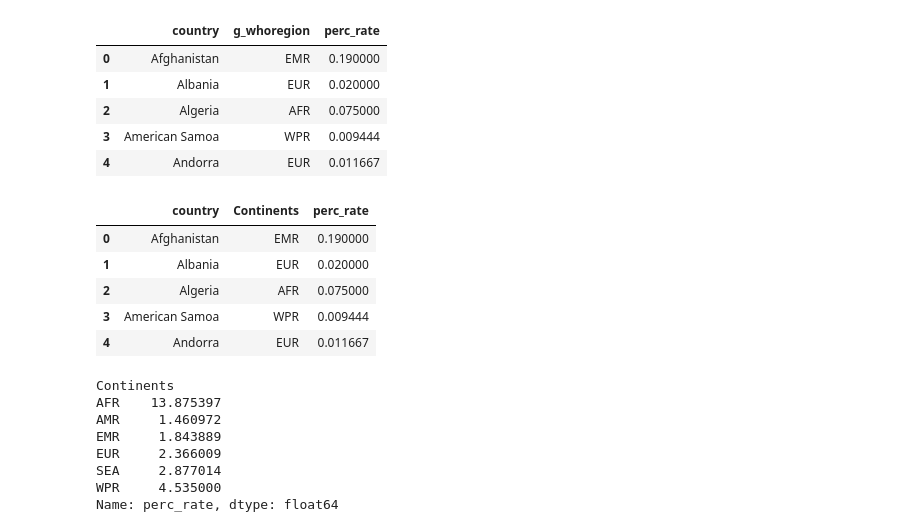
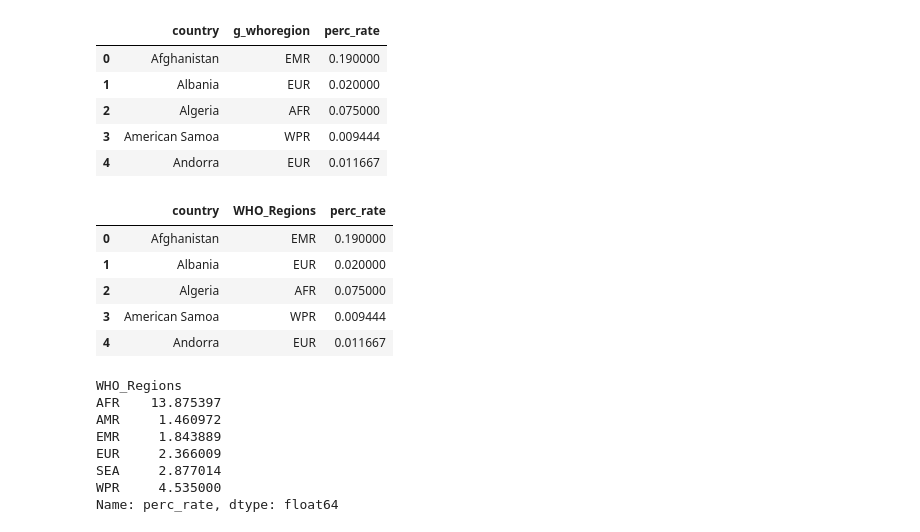
Before and after one commit to GabuTheGreat/python_analysis, a Jupyter notebook: TB Analysis using Python.ipynb, the cells around one changed output. Drawn from its saved outputs; the diff is of its cells as text; code cells hidden in the pictures.

```diff
--- a/TB Analysis using Python.ipynb
+++ b/TB Analysis using Python.ipynb
@@ -529,22 +529,22 @@ all_tb_group.head()
 # %%
 #rename columns
 
-all_tb_group.rename(columns = {"g_whoregion": "Continents"}, inplace = True )
+all_tb_group.rename(columns = {"g_whoregion": "WHO_Regions"}, inplace = True )
 all_tb_group.head()
 # %% [output]
-|  | country | Continents | perc_rate |
+|  | country | WHO_Regions | perc_rate |
 | 0 | Afghanistan | EMR | 0.190000 |
 | 1 | Albania | EUR | 0.020000 |
 | 2 | Algeria | AFR | 0.075000 |
 | 3 | American Samoa | WPR | 0.009444 |
 | 4 | Andorra | EUR | 0.011667 |
 # %%
-# Grouping by Continent
+# Grouping by Regions
 
-summary = all_tb_group.groupby('Continents')['perc_rate'].sum()
+summary = all_tb_group.groupby('WHO_Regions')['perc_rate'].sum()
 summary
 # %% [output]
-Continents
+WHO_Regions
 AFR    13.875397
 AMR     1.460972
 EMR     1.843889
```
Also changed, not shown: parts of 20 cells of this notebook, 3 other files.
